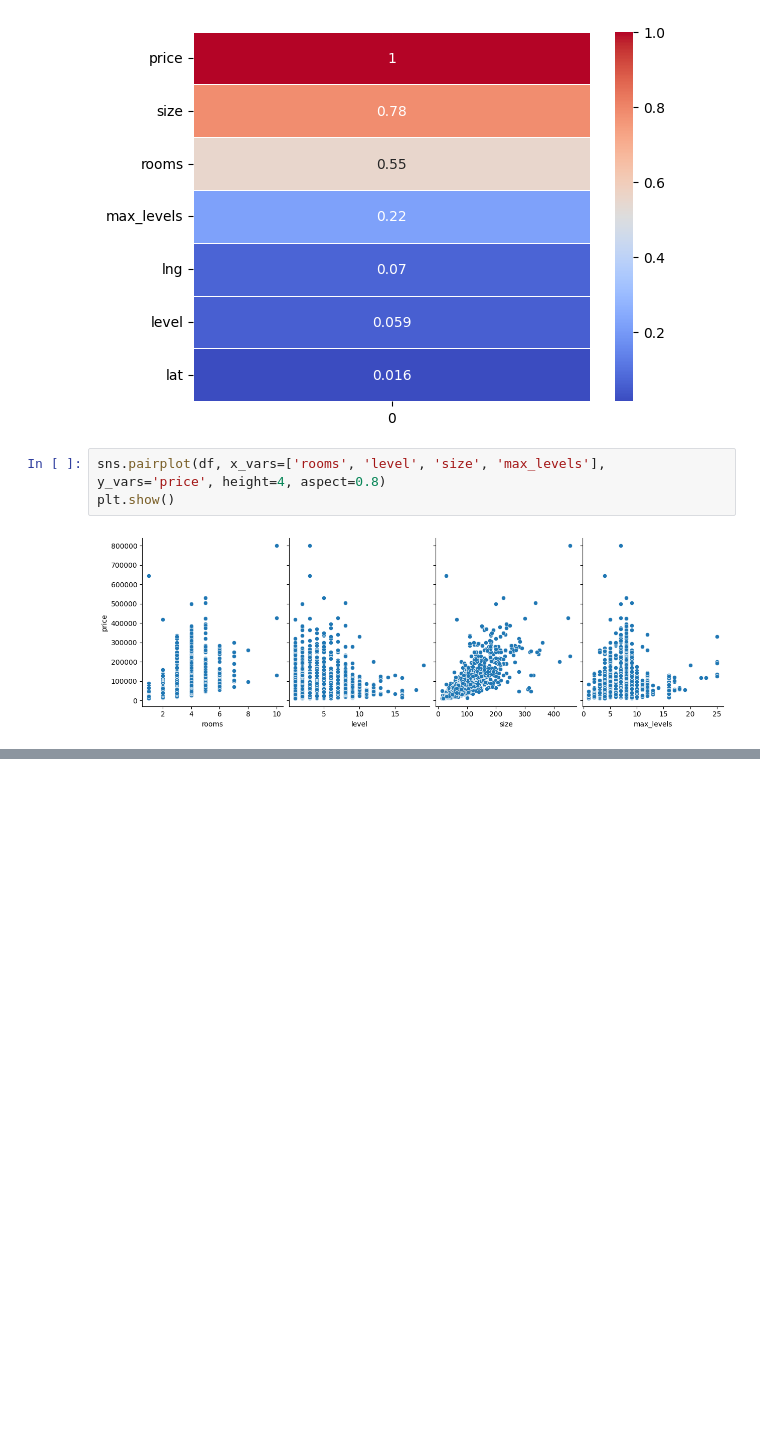
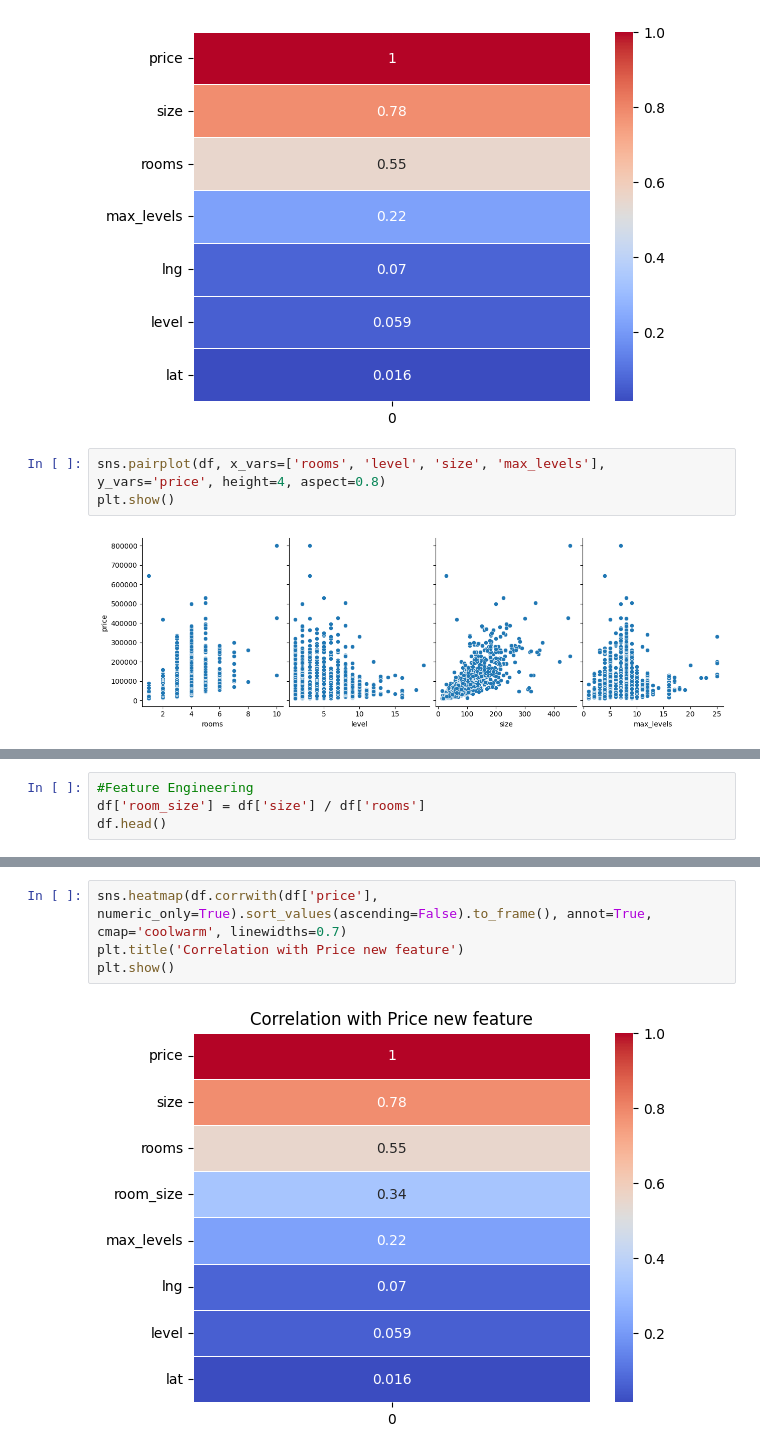
Before and after one commit to sarmuh/first-ml-training, a Jupyter notebook: notebooks/01_data_info.ipynb, the cells around one changed output, grey strips where cells are left out. Saved outputs shown, nothing was run; the diff lists cells and outputs as text; blank space fills up the shorter version.

Commit message:
#Feature Engineering

```diff
--- a/notebooks/01_data_info.ipynb
+++ b/notebooks/01_data_info.ipynb
@@ -149,0 +169,4 @@ plt.show()
+# %%
+#Feature Engineering
+df['room_size'] = df['size'] / df['rooms']
+df.head()
@@ -149,0 +180,6 @@ plt.show()
+# %%
+sns.heatmap(df.corrwith(df['price'], numeric_only=True).sort_values(ascending=False).to_frame(), annot=True, cmap='coolwarm', linewidths=0.7)
+plt.title('Correlation with Price new feature')
+plt.show()
+# %% [output]
+[figure, added]
```
Also changed, not shown: parts of 9 cells of this notebook.
